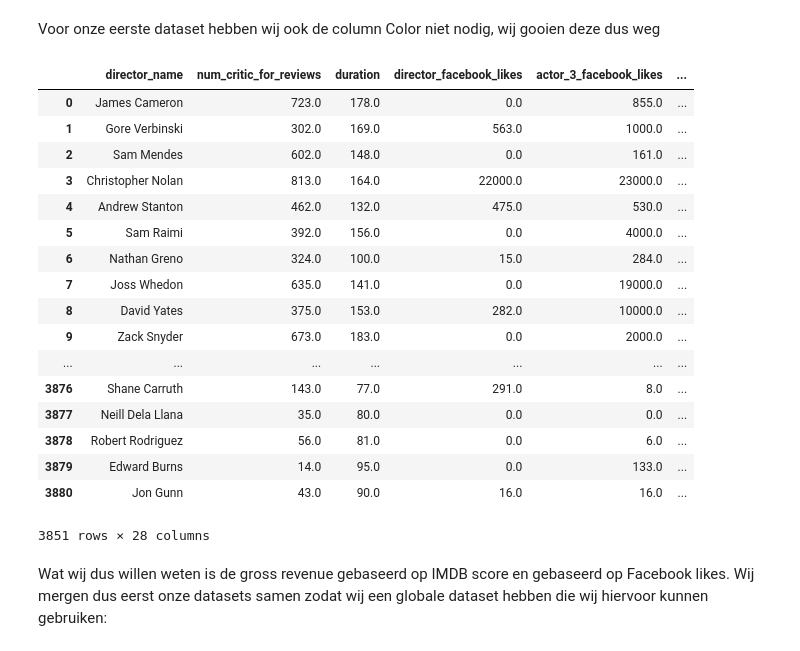
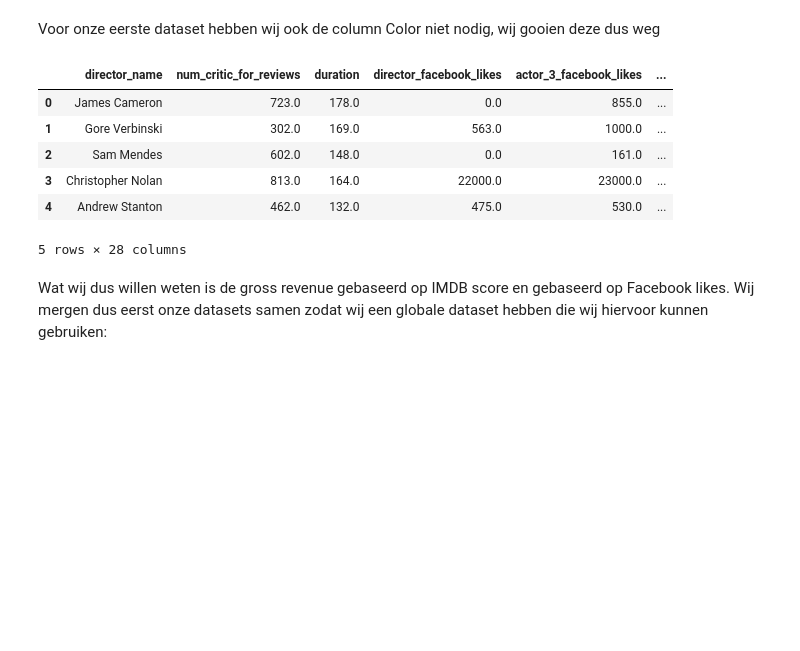
Before and after one commit to abosma/data-processing-2, a Jupyter notebook: Eind opdracht.ipynb, the cells around one changed output. Cells and saved outputs as stored; diff of their text form; code cells hidden in the pictures; blank space fills up the shorter version.

```diff
--- a/Eind opdracht.ipynb
+++ b/Eind opdracht.ipynb
@@ -330,26 +312,15 @@ Name: Genre, Length: 838, dtype: object
 Voor onze eerste dataset hebben wij ook de column Color niet nodig, wij gooien deze dus weg
 # %%
 movieArray = movieArray.drop(columns='color')
-movieArray
+movieArray.head(5)
 # %% [output]
 |  | director_name | num_critic_for_reviews | duration | director_facebook_likes | actor_3_facebook_likes | ... |
 | 0 | James Cameron | 723.0 | 178.0 | 0.0 | 855.0 | ... |
 | 1 | Gore Verbinski | 302.0 | 169.0 | 563.0 | 1000.0 | ... |
 | 2 | Sam Mendes | 602.0 | 148.0 | 0.0 | 161.0 | ... |
 | 3 | Christopher Nolan | 813.0 | 164.0 | 22000.0 | 23000.0 | ... |
 | 4 | Andrew Stanton | 462.0 | 132.0 | 475.0 | 530.0 | ... |
-| 5 | Sam Raimi | 392.0 | 156.0 | 0.0 | 4000.0 | ... |
-| 6 | Nathan Greno | 324.0 | 100.0 | 15.0 | 284.0 | ... |
-| 7 | Joss Whedon | 635.0 | 141.0 | 0.0 | 19000.0 | ... |
-| 8 | David Yates | 375.0 | 153.0 | 282.0 | 10000.0 | ... |
-| 9 | Zack Snyder | 673.0 | 183.0 | 0.0 | 2000.0 | ... |
-| ... | ... | ... | ... | ... | ... | ... |
-| 3876 | Shane Carruth | 143.0 | 77.0 | 291.0 | 8.0 | ... |
-| 3877 | Neill Dela Llana | 35.0 | 80.0 | 0.0 | 0.0 | ... |
-| 3878 | Robert Rodriguez | 56.0 | 81.0 | 0.0 | 6.0 | ... |
-| 3879 | Edward Burns | 14.0 | 95.0 | 0.0 | 133.0 | ... |
-| 3880 | Jon Gunn | 43.0 | 90.0 | 16.0 | 16.0 | ... |
-3851 rows × 28 columns
+5 rows × 28 columns
 # %% [markdown]
 Wat wij dus willen weten is de gross revenue gebaseerd op IMDB score en gebaseerd op Facebook likes. Wij mergen dus eerst onze datasets samen zodat wij een globale dataset hebben die wij hiervoor kunnen gebruiken:
 # %%
```
Also changed, not shown: parts of 9 cells of this notebook.
